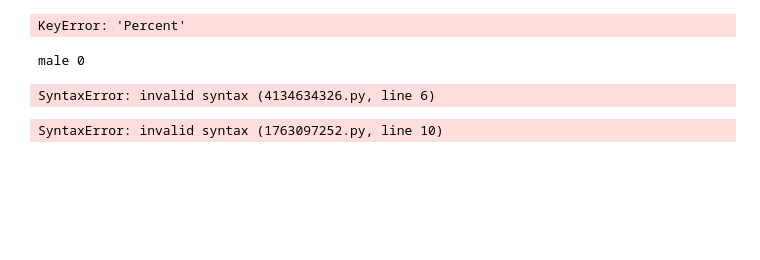
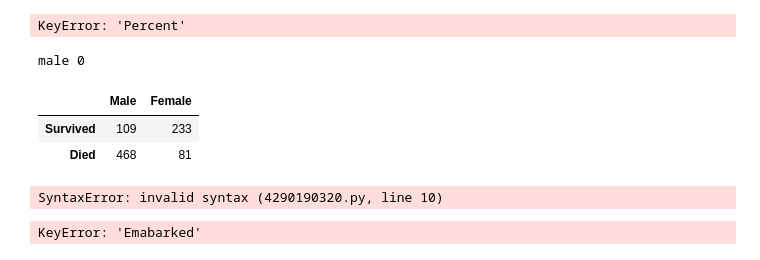
Before and after one commit to Rain0rShine/Artificial-Intelligence, a Jupyter notebook: Semester 1/Titanic/Titanic.ipynb, the cells around one changed output. Drawn from its saved outputs; the diff is of its cells as text; code cells hidden in the pictures; blank space fills up the shorter version.

```diff
--- a/Semester 1/Titanic/Titanic.ipynb
+++ b/Semester 1/Titanic/Titanic.ipynb
@@ -172,25 +191,26 @@ male 0
 # %%
 maleSurvive = 0
 femaleSurvive = 0
 maleDied = 0
 femaleDied = 0
 for idx in range(len(titanic)):
-    if titanic.loc[idx]["Sex"] == "male" and titanic.loc[idx]["Survived"] == 0;
-    maleDied += 1
-    else if titanic.loc[idx]["Sex"] == "male" and titanic.loc[idx]["Survived"] == 1;
-    maleSurvived += 1
-    else if titanic.loc[idx]["Sex"] == "female" and titanic.loc[idx]["Survived"] == 0;
-    femaleDied +=1
-    else if titanic.loc[idx]["Sex"] == "female" and titanic.loc[idx]["Survived"] == 1;
-    femaleSurvived += 1
-    conTable = pd.DataFrame({
-        "Male": [maleSurvived, maleDied]
-        "Female": [femaleSurvived, femaleDied]
-    })
-    contable.index = ["Survived", "Died"]
-    contable.head()
+    if titanic.loc[idx]["Sex"] == "male" and titanic.loc[idx]["Survived"] == 0:
+        maleDied += 1
+    elif titanic.loc[idx]["Sex"] == "male" and titanic.loc[idx]["Survived"] == 1:
+        maleSurvive += 1
+    elif titanic.loc[idx]["Sex"] == "female" and titanic.loc[idx]["Survived"] == 0:
+        femaleDied +=1
+    elif titanic.loc[idx]["Sex"] == "female" and titanic.loc[idx]["Survived"] == 1:
+        femaleSurvive += 1
+conTable = pd.DataFrame({
+    "Male": [maleSurvive, maleDied],
+    "Female": [femaleSurvive, femaleDied] })
+conTable.index = ["Survived", "Died"]
+conTable.head()
 # %% [output]
-SyntaxError: invalid syntax (4134634326.py, line 6)
+|  | Male | Female |
+| Survived | 109 | 233 |
+| Died | 468 | 81 |
 # %%
 surviveChild = 0
 surviveAdult = 0
@@ -232,4 +252,33 @@ df2 = pd.DatFrame(conTable)
 df2.idex = ["Survived", "Died"]
 conTable.head()
 # %% [output]
-SyntaxError: invalid syntax (1763097252.py, line 10)
+SyntaxError: invalid syntax (4290190320.py, line 10)
+# %%
+cityS = 0
+citySDie = 0
+cityC = 0
+cityCDie = 0
+cityQ = 0
+cityQDie = 0
+for idx in range(len(titanic)):
+    if titanic.loc[idx]["Embarked"] == "S" and titanic.loc[idx]["Survived"] == 0:
+        citySDie += 1
+    elif titanic.loc[idx]["Embarked"] == "S" and titanic.loc[idx]["Survived"] == 1:
+        cityS += 1
+    elif titanic.loc[idx]["Emabarked"] == "C" and titanic.loc[idx]["Survived"] == 0:
+        cityCDie +=1
+    elif titanic.loc[idx]["Embarked"] == "C" and titanic.loc[idx]["Survived"] == 1:
+        cityC += 1
+    elif titanic.loc[idx]["Emabarked"] == "Q" and titanic.loc[idx]["Survived"] == 0:
+        cityQDie +=1
+    elif titanic.loc[idx]["Embarked"] == "Q" and titanic.loc[idx]["Survived"] == 1:
+        cityQ += 1
+conTable = pd.DataFrame({
+    "cityS": [cityS, citySDie],
+    "cityC": [cityC, cityCDie],
+    "cityQ" : [cityQ, cityQDie]
+})
+conTable.index = ["Survived", "Died"]
+conTable.head()
+# %% [output]
+KeyError: 'Emabarked'
```
Also changed, not shown: parts of 7 cells of this notebook.
